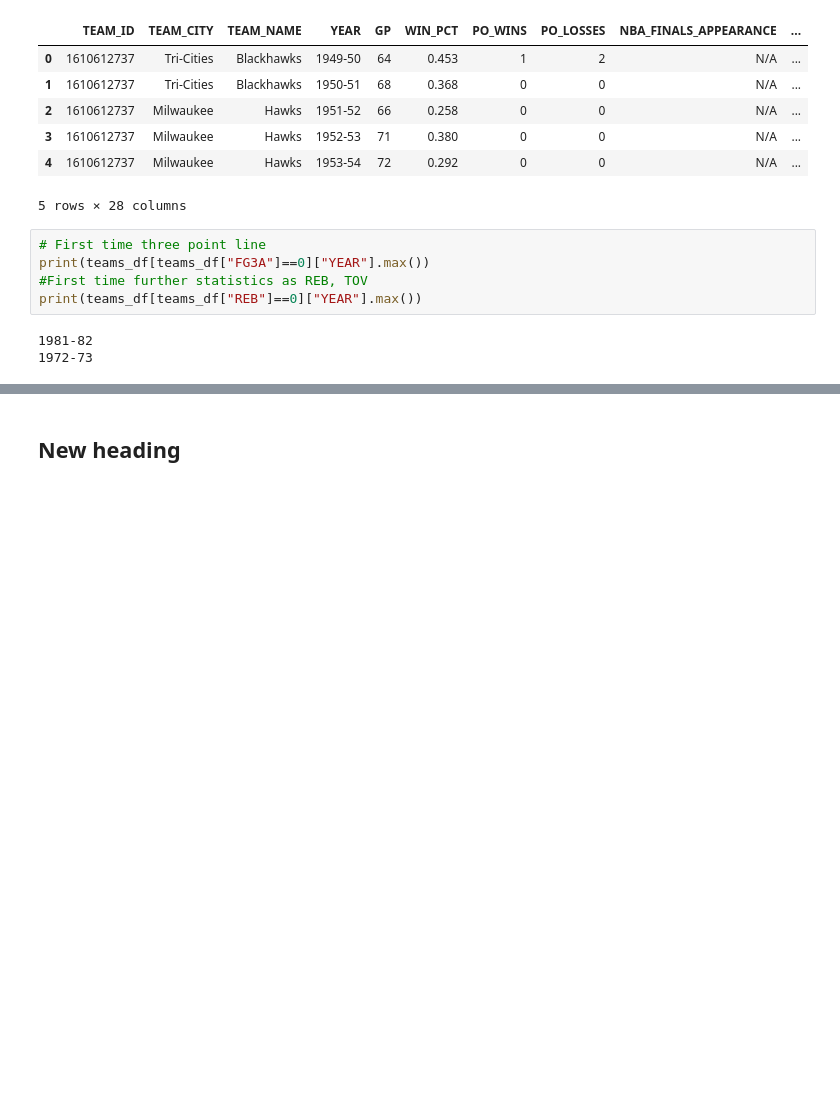
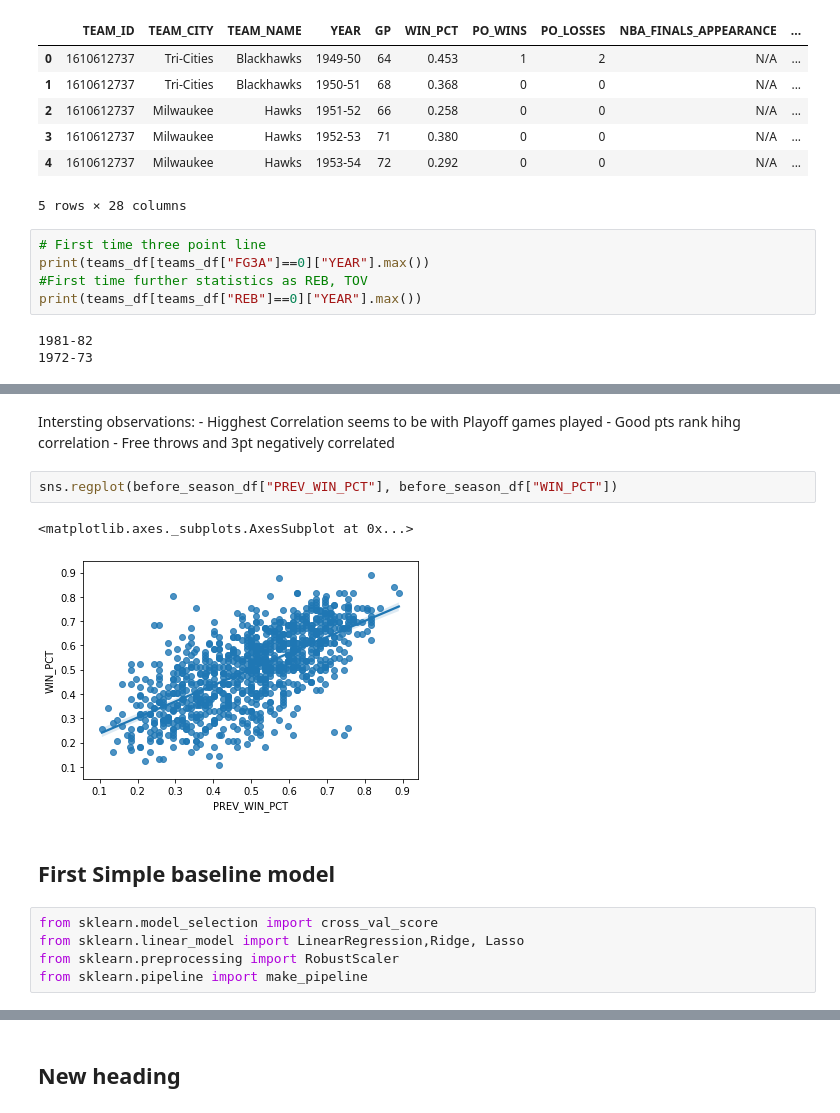
Before and after one commit to LarsShaq/Coursera_Capstone, a Jupyter notebook: NBA.ipynb, the cells around one changed output, grey strips where cells are left out. Cells and saved outputs as stored; diff of their text form; blank space fills up the shorter version.

```diff
--- a/NBA.ipynb
+++ b/NBA.ipynb
@@ -176,0 +171,17 @@ teamdashboard
+# %% [markdown]
+Intersting observations:
+    - Higghest Correlation seems to be with Playoff games played
+    - Good pts rank hihg correlation
+    - Free throws and 3pt negatively correlated
+# %%
+sns.regplot(before_season_df["PREV_WIN_PCT"], before_season_df["WIN_PCT"])
+# %% [output]
+<matplotlib.axes._subplots.AxesSubplot at 0x...>
+[figure, added]
+# %% [markdown]
+## First Simple baseline model
+# %%
+from sklearn.model_selection import cross_val_score
+from sklearn.linear_model import LinearRegression,Ridge, Lasso
+from sklearn.preprocessing import RobustScaler
+from sklearn.pipeline import make_pipeline
```
Also changed, not shown: parts of 31 cells of this notebook.
